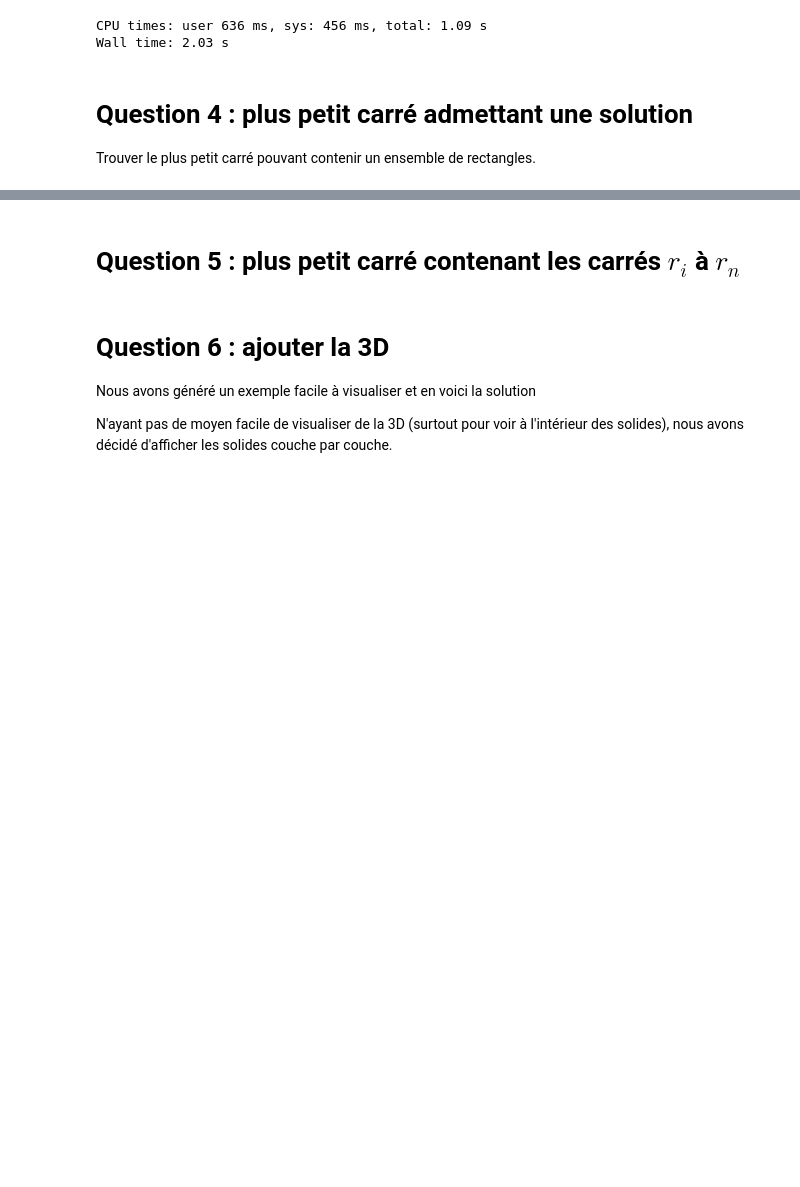
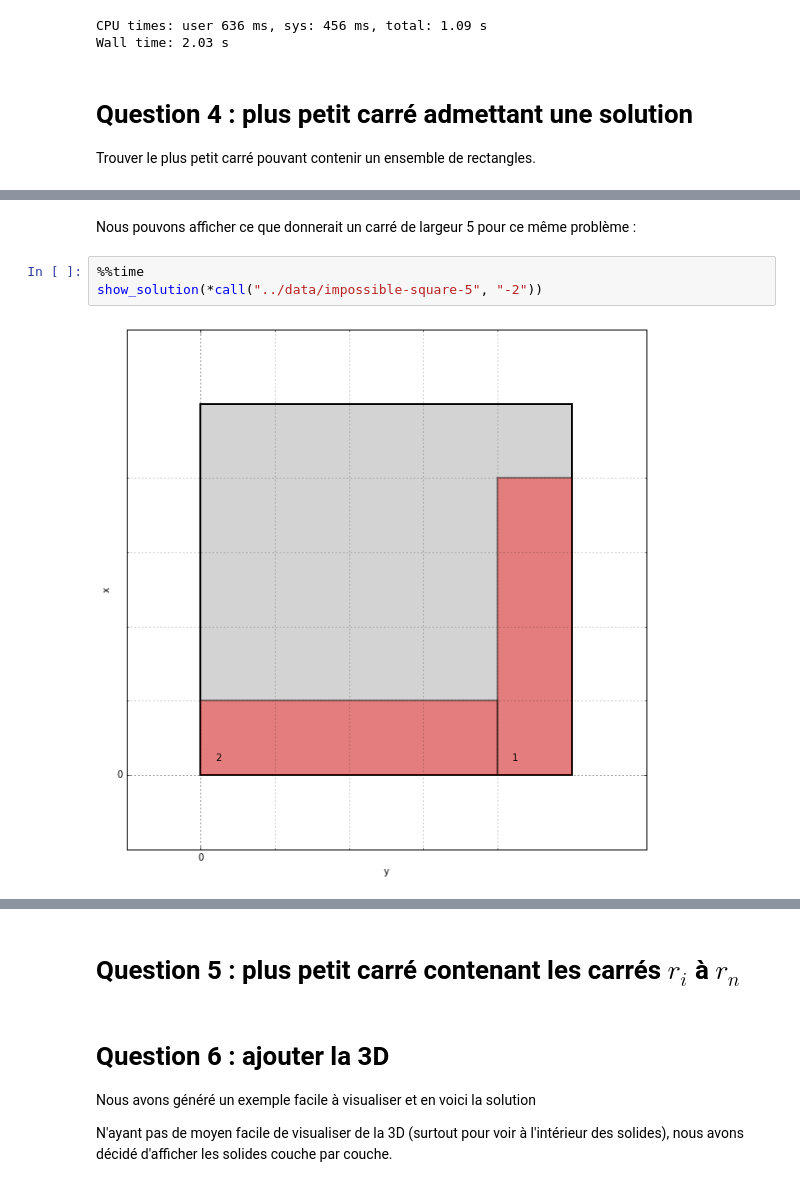
Before and after one commit to C4ptainCrunch/info-f-302, a Jupyter notebook: src/py/results.ipynb, the cells around one changed output, grey strips where cells are left out. Drawn from its saved outputs; the diff is of its cells as text; blank space fills up the shorter version.

```diff
--- a/src/py/results.ipynb
+++ b/src/py/results.ipynb
@@ -77,0 +88,7 @@ Trouver le plus petit carré pouvant contenir un ensemble de rectangles.
+# %% [markdown]
+Nous pouvons afficher ce que donnerait un carré de largeur 5 pour ce même problème :
+# %%
+%%time
+show_solution(*call("../data/impossible-square-5", "-2"))
+# %% [output]
+[figure, added]
```
Also changed, not shown: parts of 2 cells of this notebook, 2 other files.
